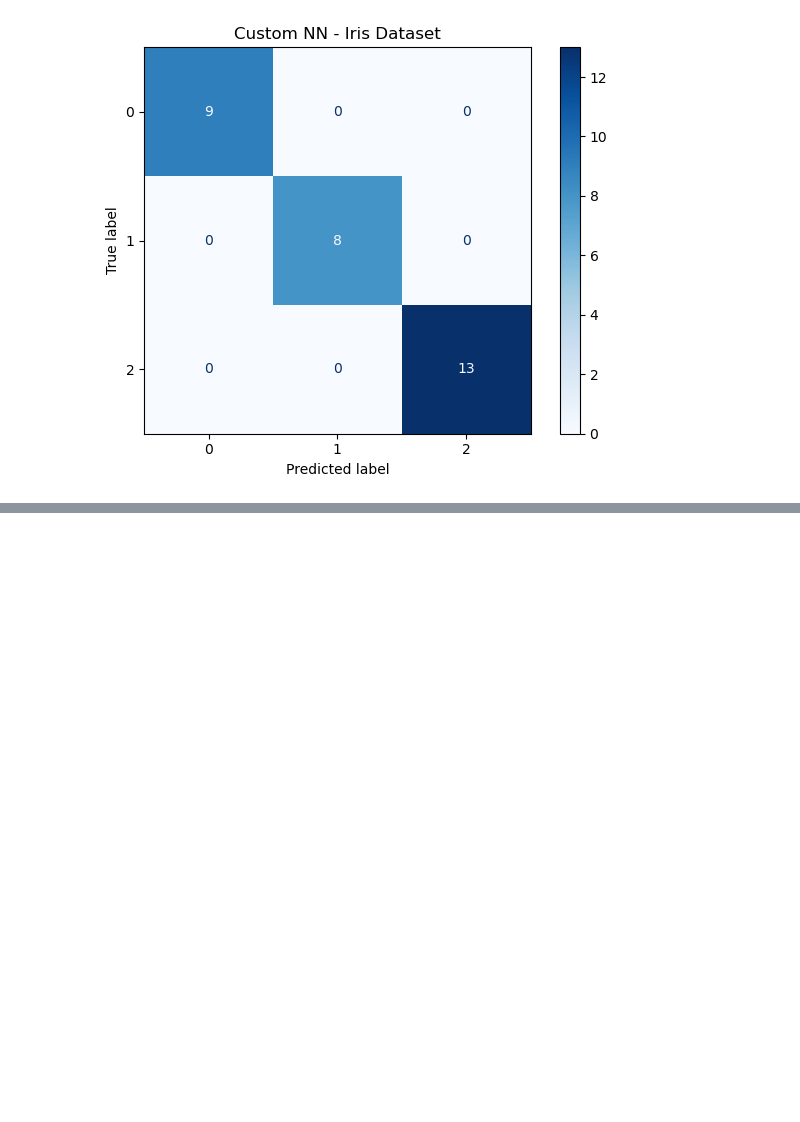
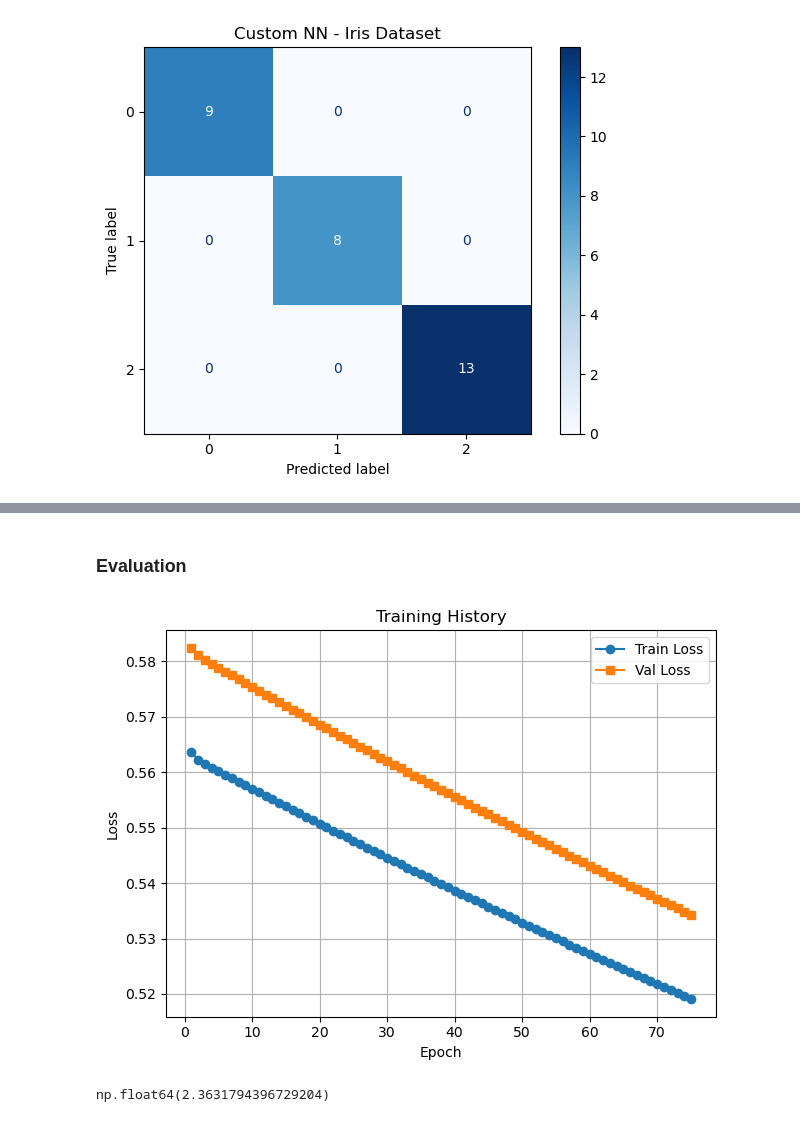
Before and after one commit to Param302/ML-Practice, a Jupyter notebook: ANN_from_Scratch.ipynb, the cells around one changed output, grey strips where cells are left out. Drawn from its saved outputs; the diff is of its cells as text; code cells hidden in the pictures; blank space fills up the shorter version.

Commit message:
feat: ANN Scratch - Trained NN Binary Classification
Trained custom NN on Breast cancer (binary clf) dataset

```diff
--- a/ANN_from_Scratch.ipynb
+++ b/ANN_from_Scratch.ipynb
@@ -491,0 +507,14 @@ plt.show()
+# %%
+def get_binary_clf_data():
+    data = load_breast_cancer()
+    X = data.data
+    y = data.target.reshape(-1, 1)
+    X_train, X_valid, y_train, y_valid = train_test_split(X, y, test_size=0.2, random_state=37, shuffle=True)
+
+    std_scaler = StandardScaler()
+    X_train = std_scaler.fit_transform(X_train)
+    X_valid = std_scaler.transform(X_valid)
+
+    return X_train, X_valid, y_train, y_valid
+# %%
+X_train, X_valid, y_train, y_valid = get_binary_clf_data()
@@ -491,0 +543,10 @@ plt.show()
+# %%
+NN_clf2 = NeuralNetwork([
+    Dense(X_train.shape[1], 30, ReLU()),
+    Dense(30, 60, ReLU()),
+    Dense(60, 15, ReLU()),
+    Dense(15, 1, Sigmoid())
+],
+    loss=BinaryCrossEntropy())
+
+NN_clf2.summary()
@@ -491,0 +564,8 @@ plt.show()
+# %%
+clf2_history = NN_clf2.fit(
+    X_train,
+    y_train,
+    X_valid,
+    y_valid,
+    n_iters=100
+)
@@ -491,0 +583,12 @@ plt.show()
+# %% [markdown]
+### Evaluation
+# %%
+plot_training_history(clf2_history, n_clip=25)
+# %% [output]
+[figure, added]
+# %%
+y_preds = NN_clf2.predict(X_valid)
+y_preds = (y_preds >= 0.5).astype(int)
+BinaryCrossEntropy()(y_preds, y_valid)
+# %% [output]
+np.float64(2.3631794396729204)
```
Also changed, not shown: parts of 13 cells of this notebook.
